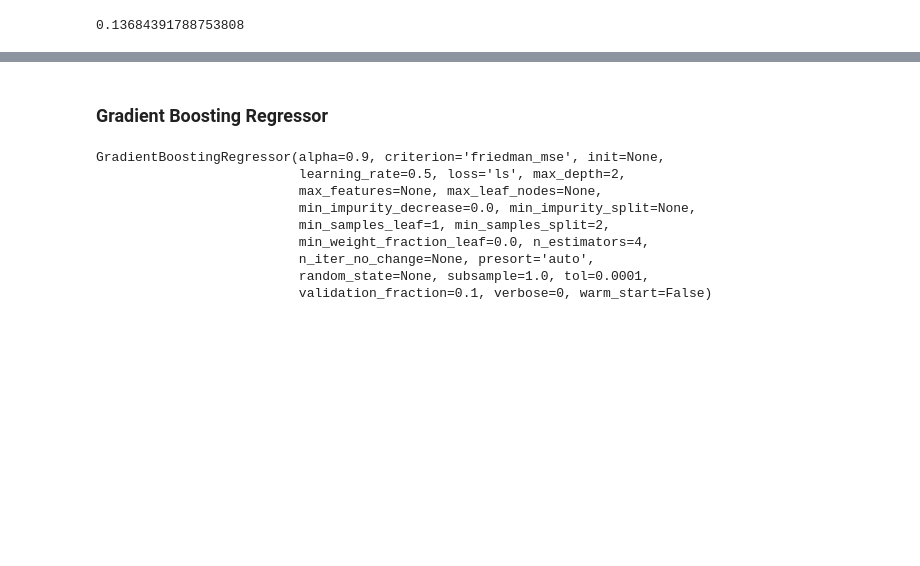
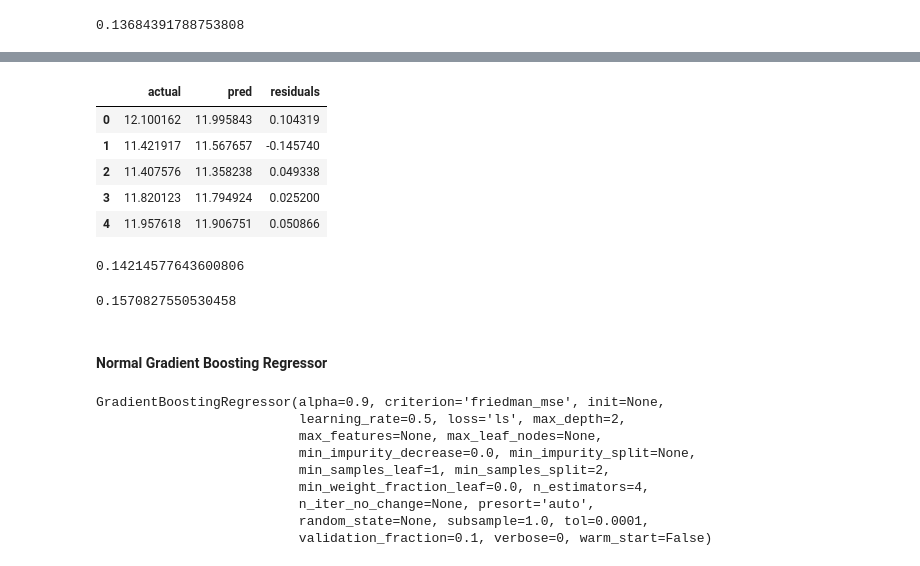
Before and after one commit to Teake1404/Shuqing-Ke-s-Python-Code-Projects, a Jupyter notebook: house_regularization_gradientboosting.ipynb, the cells around one changed output, grey strips where cells are left out. Cells and saved outputs as stored; diff of their text form; code cells hidden in the pictures; blank space fills up the shorter version.

```diff
--- a/house_regularization_gradientboosting.ipynb
+++ b/house_regularization_gradientboosting.ipynb
@@ -510,2 +661,19 @@ RMSE = np.sqrt(-cross_val_score(xgb,X_test,y_test,scoring='neg_mean_squared_erro
+# %%
+pd.DataFrame({'actual':y_test,'pred':y_pred,'residuals':y_test-y_pred}).head(5)
+# %% [output]
+|  | actual | pred | residuals |
+| 0 | 12.100162 | 11.995843 | 0.104319 |
+| 1 | 11.421917 | 11.567657 | -0.145740 |
+| 2 | 11.407576 | 11.358238 | 0.049338 |
+| 3 | 11.820123 | 11.794924 | 0.025200 |
+| 4 | 11.957618 | 11.906751 | 0.050866 |
+# %%
+rmse_cv_train(clf).mean()
+# %% [output]
+0.14214577643600806
+# %%
+rmse_cv_test(clf).mean()
+# %% [output]
+0.1570827550530458
 # %% [markdown]
-### Gradient Boosting Regressor
+#### Normal Gradient Boosting Regressor
```
Also changed, not shown: parts of 30 cells of this notebook.
